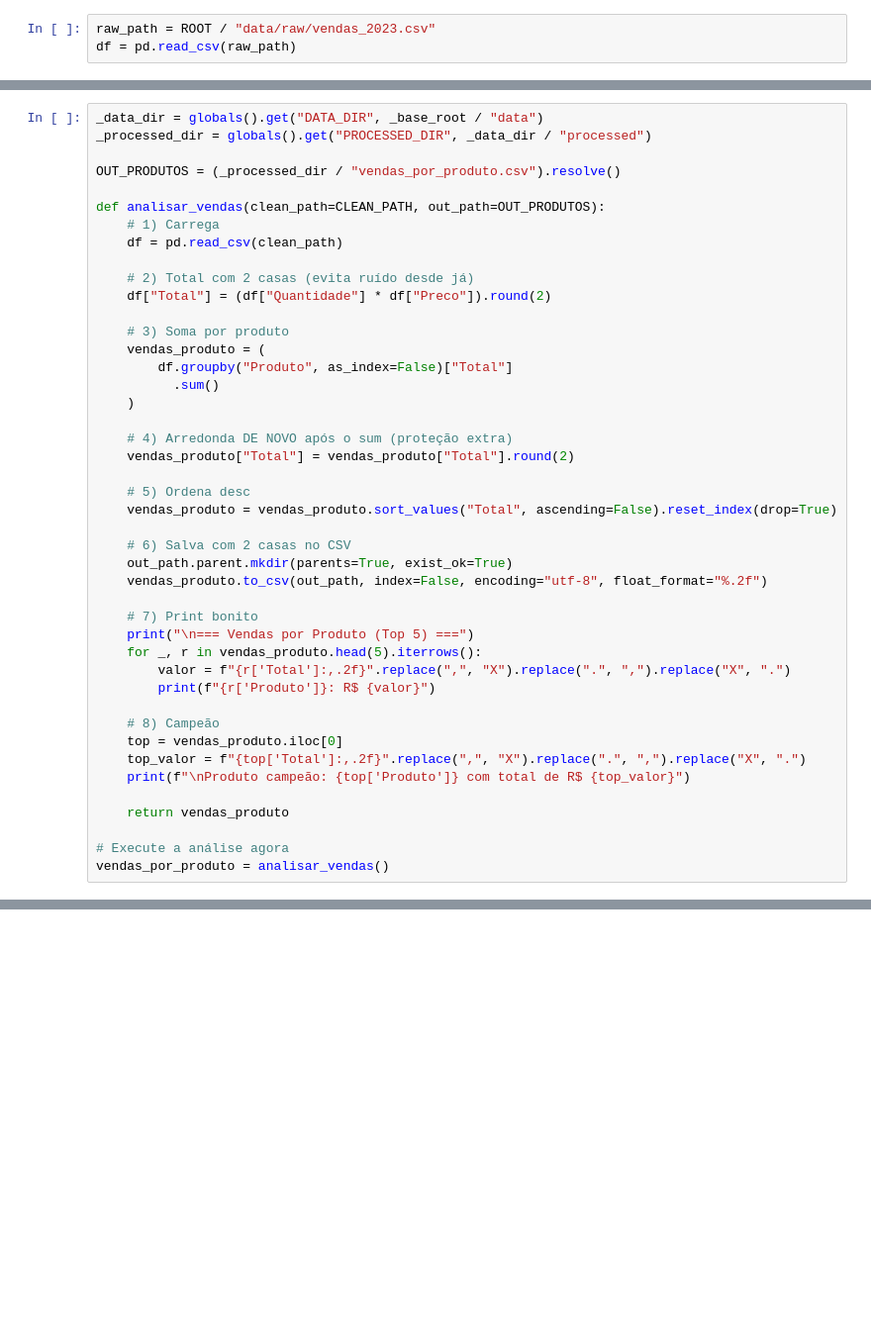
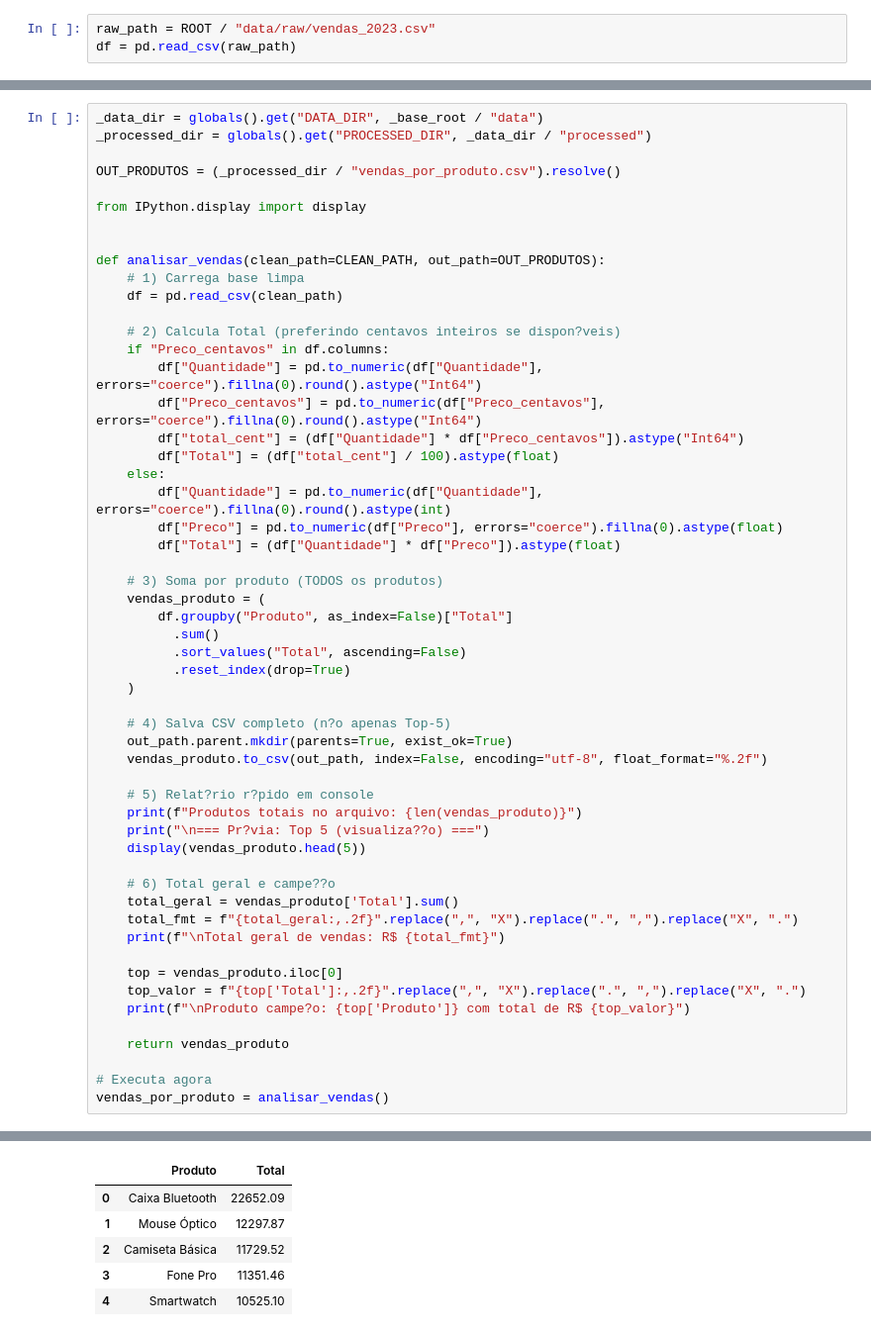
Before and after one commit to Cristovam10000/Teste_Analytics_CristovamPaulo, a Jupyter notebook: Parte01/Etapa01.ipynb, the cells around one changed output, grey strips where cells are left out. Shown at 99% size. Saved outputs shown, nothing was run; the diff lists cells and outputs as text; blank space fills up the shorter version.

```diff
--- a/Parte01/Etapa01.ipynb
+++ b/Parte01/Etapa01.ipynb
@@ -575,42 +637,52 @@ _processed_dir = globals().get("PROCESSED_DIR", _data_dir / "processed")
 
 OUT_PRODUTOS = (_processed_dir / "vendas_por_produto.csv").resolve()
 
+from IPython.display import display
+
+
 def analisar_vendas(clean_path=CLEAN_PATH, out_path=OUT_PRODUTOS):
-    # 1) Carrega
+    # 1) Carrega base limpa
     df = pd.read_csv(clean_path)
 
-    # 2) Total com 2 casas (evita ruído desde já)
-    df["Total"] = (df["Quantidade"] * df["Preco"]).round(2)
+    # 2) Calcula Total (preferindo centavos inteiros se dispon?veis)
+    if "Preco_centavos" in df.columns:
+        df["Quantidade"] = pd.to_numeric(df["Quantidade"], errors="coerce").fillna(0).round().astype("Int64")
+        df["Preco_centavos"] = pd.to_numeric(df["Preco_centavos"], errors="coerce").fillna(0).round().astype("Int64")
+        df["total_cent"] = (df["Quantidade"] * df["Preco_centavos"]).astype("Int64")
+        df["Total"] = (df["total_cent"] / 100).astype(float)
+    else:
+        df["Quantidade"] = pd.to_numeric(df["Quantidade"], errors="coerce").fillna(0).round().astype(int)
+        df["Preco"] = pd.to_numeric(df["Preco"], errors="coerce").fillna(0).astype(float)
+        df["Total"] = (df["Quantidade"] * df["Preco"]).astype(float)
 
-    # 3) Soma por produto
+    # 3) Soma por produto (TODOS os produtos)
     vendas_produto = (
         df.groupby("Produto", as_index=False)["Total"]
           .sum()
+          .sort_values("Total", ascending=False)
+          .reset_index(drop=True)
     )
 
-    # 4) Arredonda DE NOVO após o sum (proteção extra)
-    vendas_produto["Total"] = vendas_produto["Total"].round(2)
-
-    # 5) Ordena desc
-    vendas_produto = vendas_produto.sort_values("Total", ascending=False).reset_index(drop=True)
-
-    # 6) Salva com 2 casas no CSV
+    # 4) Salva CSV completo (n?o apenas Top-5)
     out_path.parent.mkdir(parents=True, exist_ok=True)
     vendas_produto.to_csv(out_path, index=False, encoding="utf-8", float_format="%.2f")
 
-    # 7) Print bonito
-    print("\n=== Vendas por Produto (Top 5) ===")
-    for _, r in vendas_produto.head(5).iterrows():
-        valor = f"{r['Total']:,.2f}".replace(",", "X").replace(".", ",").replace("X", ".")
-        print(f"{r['Produto']}: R$ {valor}")
+    # 5) Relat?rio r?pido em console
+    print(f"Produtos totais no arquivo: {len(vendas_produto)}")
+    print("\n=== Pr?via: Top 5 (visualiza??o) ===")
+    display(vendas_produto.head(5))
 
-    # 8) Campeão
+    # 6) Total geral e campe??o
+    total_geral = vendas_produto['Total'].sum()
+    total_fmt = f"{total_geral:,.2f}".replace(",", "X").replace(".", ",").replace("X", ".")
+    print(f"\nTotal geral de vendas: R$ {total_fmt}")
+
     top = vendas_produto.iloc[0]
     top_valor = f"{top['Total']:,.2f}".replace(",", "X").replace(".", ",").replace("X", ".")
-    print(f"\nProduto campeão: {top['Produto']} com total de R$ {top_valor}")
+    print(f"\nProduto campe?o: {top['Produto']} com total de R$ {top_valor}")
 
     return vendas_produto
 
-# Execute a análise agora
+# Executa agora
 vendas_por_produto = analisar_vendas()
 # %% [output]
@@ -624,0 +692,6 @@ Produto campeão: Caixa Bluetooth com total de R$ 5.726.477.000,00
+|  | Produto | Total |
+| 0 | Caixa Bluetooth | 22652.09 |
+| 1 | Mouse Óptico | 12297.87 |
+| 2 | Camiseta Básica | 11729.52 |
+| 3 | Fone Pro | 11351.46 |
+| 4 | Smartwatch | 10525.10 |
```
Also changed, not shown: parts of 13 cells of this notebook, 11 other files.
